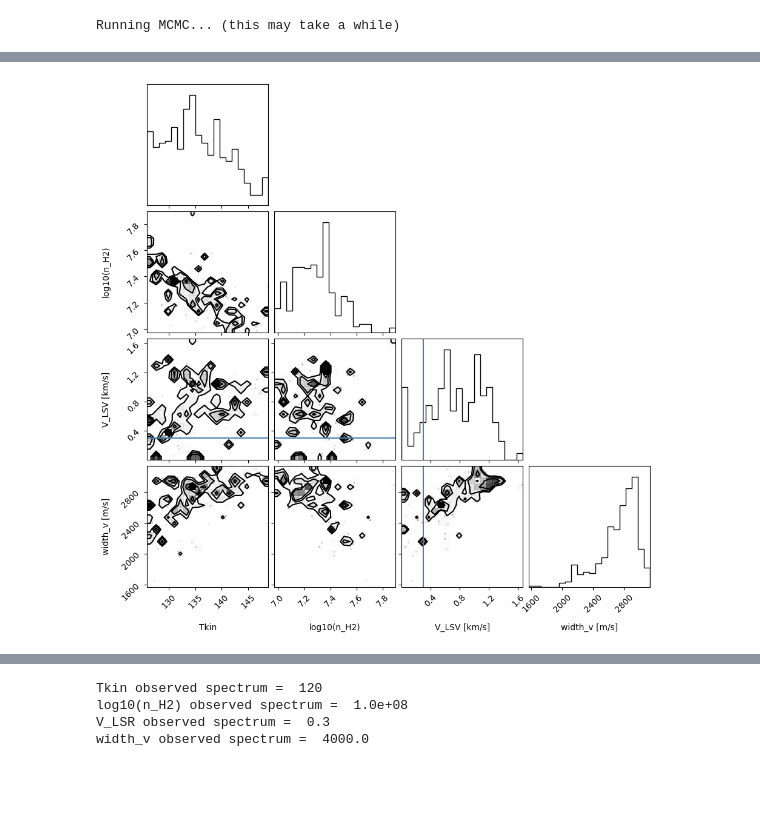
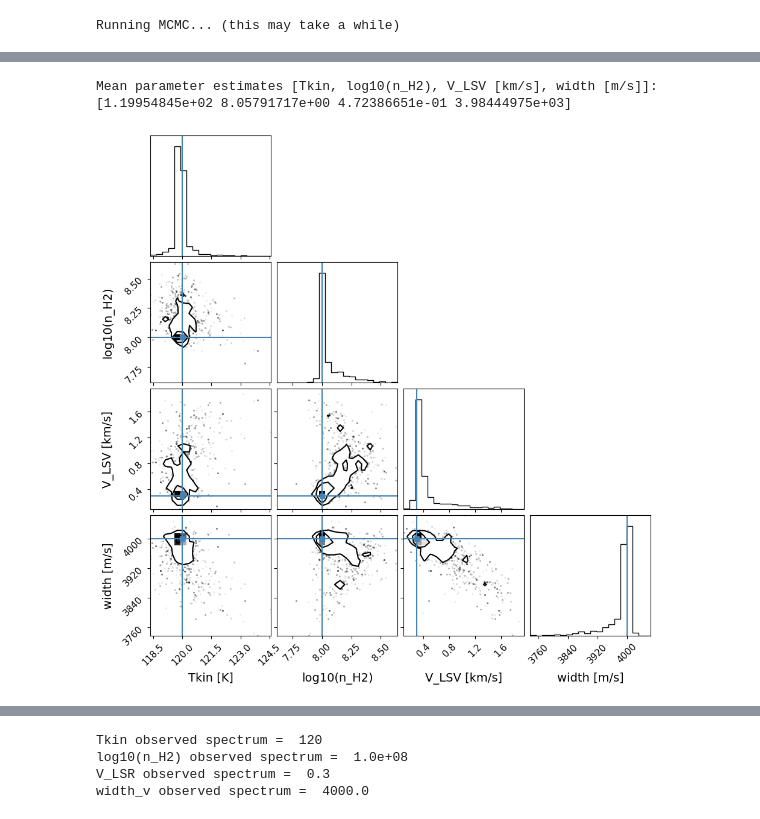
Before and after one commit to aleksej-rodano/phas0052_project, a Jupyter notebook: mcmc_and_radex.ipynb, the cells around one changed output, grey strips where cells are left out. Saved outputs shown, nothing was run; the diff lists cells and outputs as text; code cells hidden in the pictures; blank space fills up the shorter version.

```diff
--- a/mcmc_and_radex.ipynb
+++ b/mcmc_and_radex.ipynb
@@ -158,6 +158,8 @@ def model_spectrum(x, params):
         total += gaussian(x, amp, cen, fwhm)
     return total
 # %%
+realistic_fwhm = nu0_arrayCH3OH * (width_v / constants.c)
+
 # number of transitions to plot in spectrum
 n_trans_spectrum = 10
 
@@ -193,5 +195,7 @@ plt.plot(x / constants.giga, observed_spectrum, label="E-Methanol Gaussian Spect
 plt.xlabel("Frequency [GHz]")
 plt.ylabel(r"Flux [W/m^2]")
 plt.legend()
+
+plt.savefig("observed_spectrum.png")
 plt.show()
 # %% [output]
@@ -308,7 +312,7 @@ initial_width_v = 3000
 initial = np.array([initial_tkin, initial_log_n_H2, initial_offset, initial_width_v])
 
 ndim = len(initial)
-nwalkers = 20
+nwalkers = 40
 # Define noise levels for each parameter
 noise_levels = np.array([5, 0.1, 0.1, 50])  # Adjust these values as needed
 
@@ -316,7 +320,7 @@ noise_levels = np.array([5, 0.1, 0.1, 50])  # Adjust these values as needed
 pos = initial + noise_levels * np.random.randn(nwalkers, ndim)
 
 print("Running MCMC... (this may take a while)")
-nsteps = 40
+nsteps = 200
 sampler = emcee.EnsembleSampler(nwalkers, ndim, log_probability, args=(x, observed_spectrum, noise_std_observed))
 with tqdm(total=nsteps, desc="MCMC Sampling", unit="step") as pbar:
     for result in sampler.sample(pos, iterations=nsteps, progress=False):  # Disable emcee's built-in progress bar
@@ -327,14 +331,23 @@ Running MCMC... (this may take a while)
 # Discard burn-in and flatten the chain
 burnin = int(0.3 * nsteps)
 samples = sampler.get_chain(discard=burnin, flat=True)
-print("Mean parameter estimates [Tkin, log10(n_H2), V_LSV [km/s], width_v [m/s]]:")
+print("Mean parameter estimates [Tkin, log10(n_H2), V_LSV [km/s], width [m/s]]:")
 print(np.mean(samples, axis=0))
 
 # Create a corner plot for the posterior samples
 fig_corner = corner.corner(
-    samples, labels=["Tkin", "log10(n_H2)", "V_LSV [km/s]", "width_v [m/s]"], truths=[Tkin, np.log10(observed_spectrum_n_collider), V_LSR, width_v]
+    samples, labels=["Tkin [K]", "log10(n_H2)", "V_LSV [km/s]", "width [m/s]"], truths=[Tkin, np.log10(observed_spectrum_n_collider), V_LSR, width_v]
 )
 
+# Set font size to 12
+fontsize = 14
+
+for ax in fig_corner.axes:
+    ax.tick_params(labelsize=fontsize - 3)
+    ax.xaxis.label.set_size(fontsize)
+    ax.yaxis.label.set_size(fontsize)
+
+plt.savefig("corner_plot.png")
 plt.show()
 
 # Plot the best-fit model vs the observed spectrum
@@ -346,3 +363,5 @@ Mean parameter estimates [Tkin, log10(n_H2), V_LSV [km/s], width_v [m/s]]:
+Mean parameter estimates [Tkin, log10(n_H2), V_LSV [km/s], width [m/s]]:
+[1.19954845e+02 8.05791717e+00 4.72386651e-01 3.98444975e+03]
-[figure, old version]
+[figure, new version]
 # %%
 # print the best fit parameters
```
Also changed, not shown: parts of 4 cells of this notebook, 5 other files.
